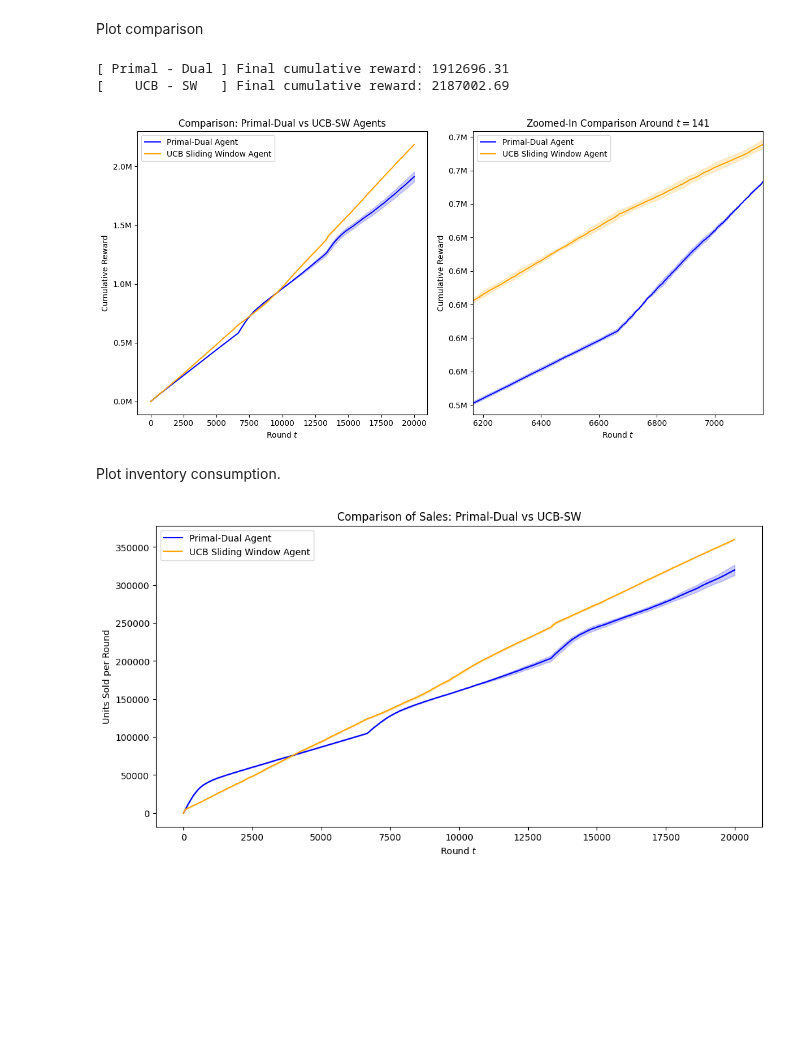
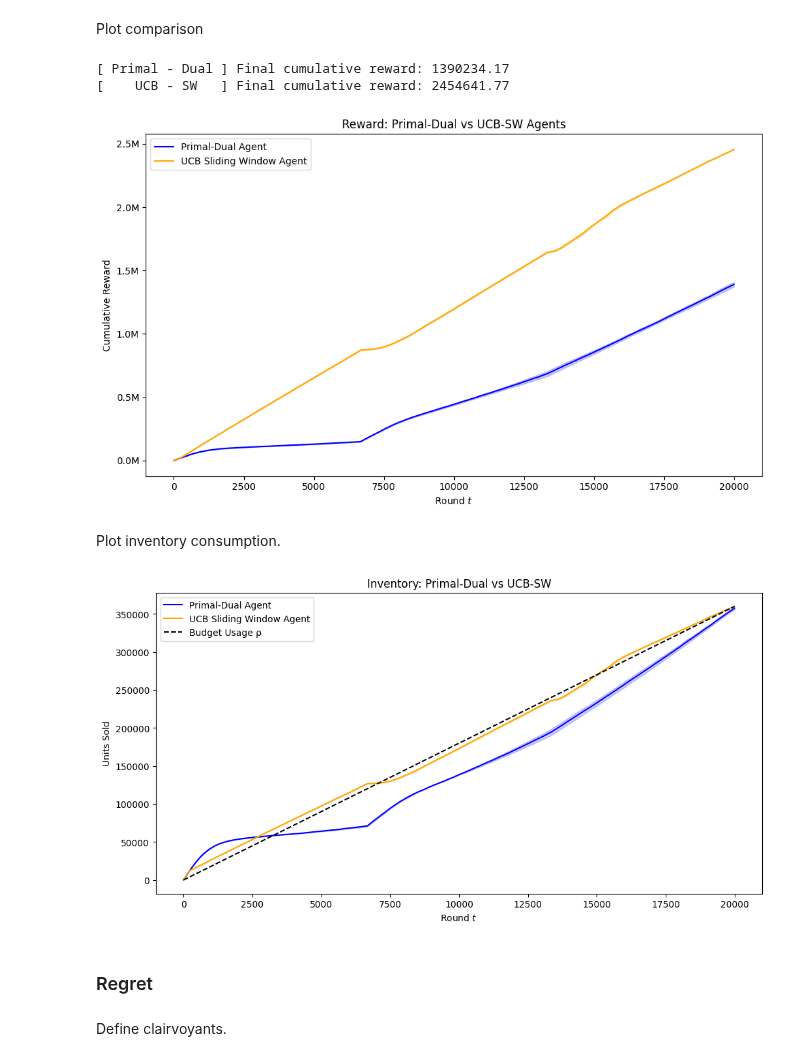
Before and after one commit to peetceenatoo/online-learning, a Jupyter notebook: R5.ipynb, the cells around one changed output. Saved outputs shown, nothing was run; the diff lists cells and outputs as text; code cells hidden in the pictures; blank space fills up the shorter version.

```diff
--- a/R5.ipynb
+++ b/R5.ipynb
@@ -108,7 +133,7 @@ _ = plt.legend()
 Combinatorial
 # %%
 # If rewards lie in [0, R], you must scale the confidence term by self.range = R maximum possible reward in a round t.
-R_ucb = np.array( [ buyers_per_round * (np.max(price_grids[i]) - costs[i]) for i in range(N) ] ) / N
+R_ucb = np.array( [ buyers_per_round * (np.max(price_grids[i]) - costs[i]) for i in range(N) ] ) / N / w_size
 C_lcb = np.array( [ buyers_per_round for _ in range(N) ] ) / N / w_size
 
 class CombinatorialUCB_SW:
@@ -117,7 +142,7 @@ class CombinatorialUCB_SW:
         self.price_grids = price_grids
         self.R_ucb = R_ucb
         self.C_lcb = C_lcb
-        self.rho = B / T if T > 0 else 1e-8
+        self.rho = rho if T > 0 else 1e-8
         self.t = 0
         self.inventory = B
         self.last_action_idx = None
@@ -232,7 +257,7 @@ class PrimalDualCombinatorialPricingAgent:
         self.costs = costs
         self.N = len(prices)
         self.K = len(prices[0])
-        self.rho = B / T if T > 0 else 1e-8
+        self.rho = rho if T > 0 else 1e-8
         self.lambda_t = initial_lambda
         self.eta_lambda = learning_rate_lambda
         self.superarms = list(product(range(self.K), repeat=self.N))
@@ -358,50 +383,34 @@ Plot comparison
 # %%
 # Convert to numpy arrays
 rewards_pd = np.array(all_rewards_dual['primal_dual'])   # shape (n_trials, T)
 rewards_ucb = np.array(all_rewards_dual['ucb_sw'])
 
 # Compute mean and std
 mean_pd = np.mean(rewards_pd, axis=0)
 std_pd = np.std(rewards_pd, axis=0)
 
 mean_ucb = np.mean(rewards_ucb, axis=0)
 std_ucb = np.std(rewards_ucb, axis=0)
 
-fig, axs = plt.subplots(1, 2, figsize=(12, 6))
-
-# Top plot: full range
-axs[0].plot(mean_pd, label='Primal-Dual Agent', color='blue')
-axs[0].fill_between(np.arange(T), mean_pd - std_pd, mean_pd + std_pd, color='blue', alpha=0.2)
-axs[0].plot(mean_ucb, label='UCB Sliding Window Agent', color='orange')
-axs[0].fill_between(np.arange(T), mean_ucb - std_ucb, mean_ucb + std_ucb, color='orange', alpha=0.2)
-axs[0].set_xlabel('Round $t$')
-axs[0].set_ylabel('Cumulative Reward')
-axs[0].set_title('Comparison: Primal-Dual vs UCB-SW Agents')
-axs[0].legend()
-axs[0].yaxis.set_major_formatter(matplotlib.ticker.FuncFormatter(millions_formatter))
-
-# Bottom plot: zoom-in around t = w_size
-axs[1].plot(mean_pd, label='Primal-Dual Agent', color='blue')
-axs[1].fill_between(np.arange(T), mean_pd - std_pd, mean_pd + std_pd, color='blue', alpha=0.2)
-axs[1].plot(mean_ucb, label='UCB Sliding Window Agent', color='orange')
-axs[1].fill_between(np.arange(T), mean_ucb - std_ucb, mean_ucb + std_ucb, color='orange', alpha=0.2)
-axs[1].set_xlabel('Round $t$')
-axs[1].set_ylabel('Cumulative Reward')
-axs[1].set_title(f'Zoomed-In Comparison Around $t = {w_size}$')
-axs[1].legend()
-axs[1].set_xlim(env1.interval_size - 500, env1.interval_size + 500)
-axs[1].set_ylim(mean_pd[env1.interval_size] - 50000, mean_ucb[env1.interval_size] + 50000)
-axs[1].yaxis.set_major_formatter(matplotlib.ticker.FuncFormatter(millions_formatter))
-
+plt.figure(figsize=(10, 6))
+plt.plot(mean_pd, label='Primal-Dual Agent', color='blue')
+plt.fill_between(np.arange(T), mean_pd - std_pd, mean_pd + std_pd, color='blue', alpha=0.2)
+plt.plot(mean_ucb, label='UCB Sliding Window Agent', color='orange')
+plt.fill_between(np.arange(T), mean_ucb - std_ucb, mean_ucb + std_ucb, color='orange', alpha=0.2)
+plt.xlabel('Round $t$')
+plt.ylabel('Cumulative Reward')
+plt.title('Reward: Primal-Dual vs UCB-SW Agents')
+plt.legend()
+plt.gca().yaxis.set_major_formatter(matplotlib.ticker.FuncFormatter(millions_formatter))
 plt.tight_layout()
 
 # Print final utility
 print(f"[ Primal - Dual ] Final cumulative reward: {mean_pd[-1]:.2f}")
 print(f"[    UCB - SW   ] Final cumulative reward: {mean_ucb[-1]:.2f}")
 # %% [output]
-[ Primal - Dual ] Final cumulative reward: 1912696.31
-[    UCB - SW   ] Final cumulative reward: 2187002.69
+[ Primal - Dual ] Final cumulative reward: 1390234.17
+[    UCB - SW   ] Final cumulative reward: 2454641.77
-[figure, old version]
+[figure, new version]
 # %% [markdown]
 Plot inventory consumption.
 # %%
@@ -421,9 +430,16 @@ plt.fill_between(np.arange(T), mean_sales_pd - std_sales_pd, mean_sales_pd + std
 plt.plot(mean_sales_ucb, label='UCB Sliding Window Agent', color='orange')
 plt.fill_between(np.arange(T), mean_sales_ucb - std_sales_ucb, mean_sales_ucb + std_sales_ucb, color='orange', alpha=0.2)
 
+# Add cumulative function ρ * t
+plt.plot(np.arange(T), rho * np.arange(T), label='Budget Usage ρ', color='black', linestyle='--')
+
 plt.xlabel('Round $t$')
-plt.ylabel('Units Sold per Round')
-plt.title('Comparison of Sales: Primal-Dual vs UCB-SW')
+plt.ylabel('Units Sold')
+plt.title('Inventory: Primal-Dual vs UCB-SW')
 _ = plt.legend()
 # %% [output]
-[figure, old version]
+[figure, new version]
+# %% [markdown]
+### Regret
+# %% [markdown]
+Define clairvoyants.
```
Also changed, not shown: parts of 10 cells of this notebook, 2 other files.
